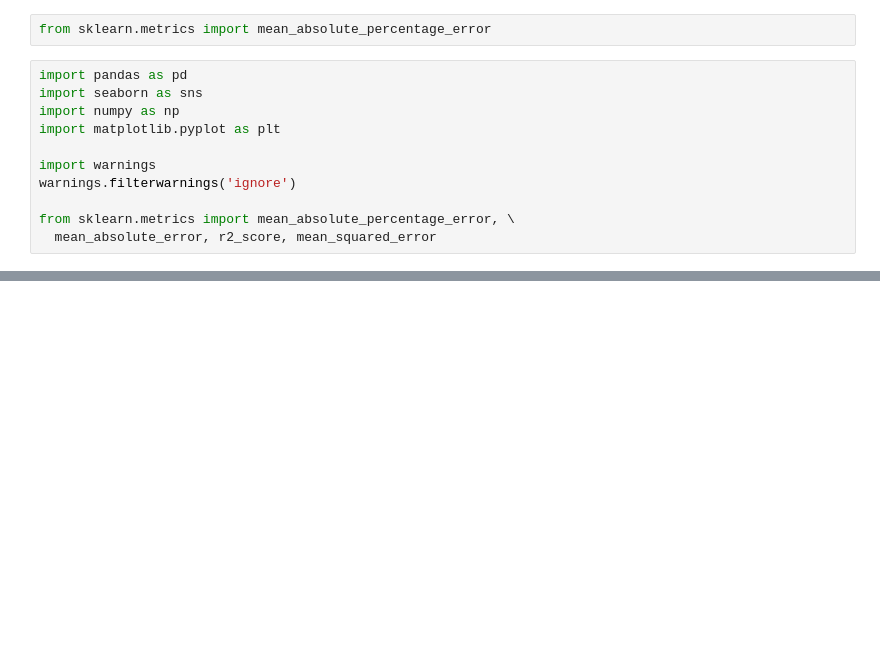
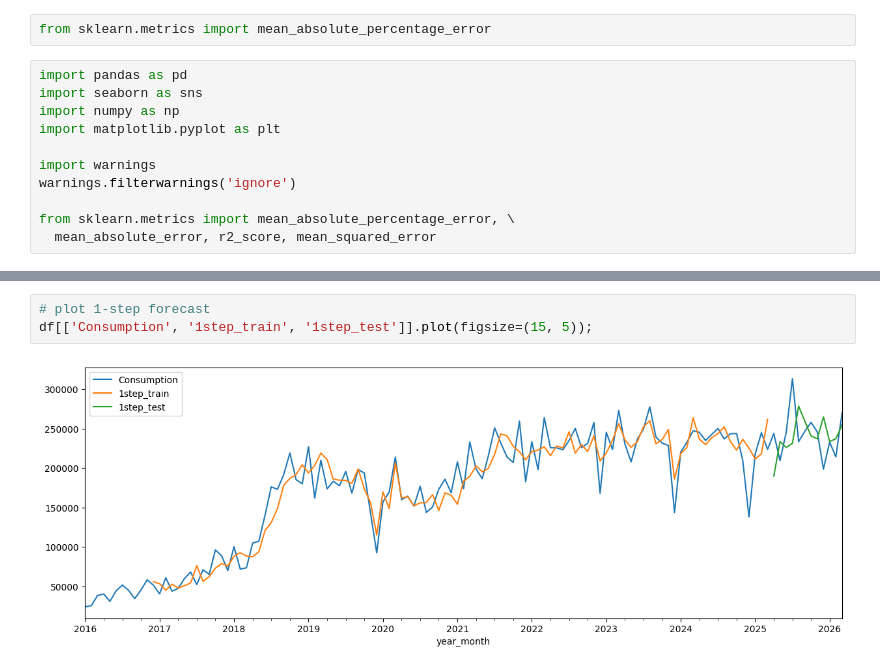
Before and after one commit to franciscosrcoelho-coder/Google-Colab, a Jupyter notebook: Welcome_To_Colab.ipynb, the cells around one changed output, grey strips where cells are left out. Drawn from its saved outputs; the diff is of its cells as text; blank space fills up the shorter version.

```diff
--- a/Welcome_To_Colab.ipynb
+++ b/Welcome_To_Colab.ipynb
@@ -294,0 +179,5 @@ These are a few of the notebooks related to Machine Learning, including Google's
+# %%
+# plot 1-step forecast
+df[['Consumption', '1step_train', '1step_test']].plot(figsize=(15, 5));
+# %% [output]
+[figure, added]
```
Also changed, not shown: parts of 116 cells of this notebook.
